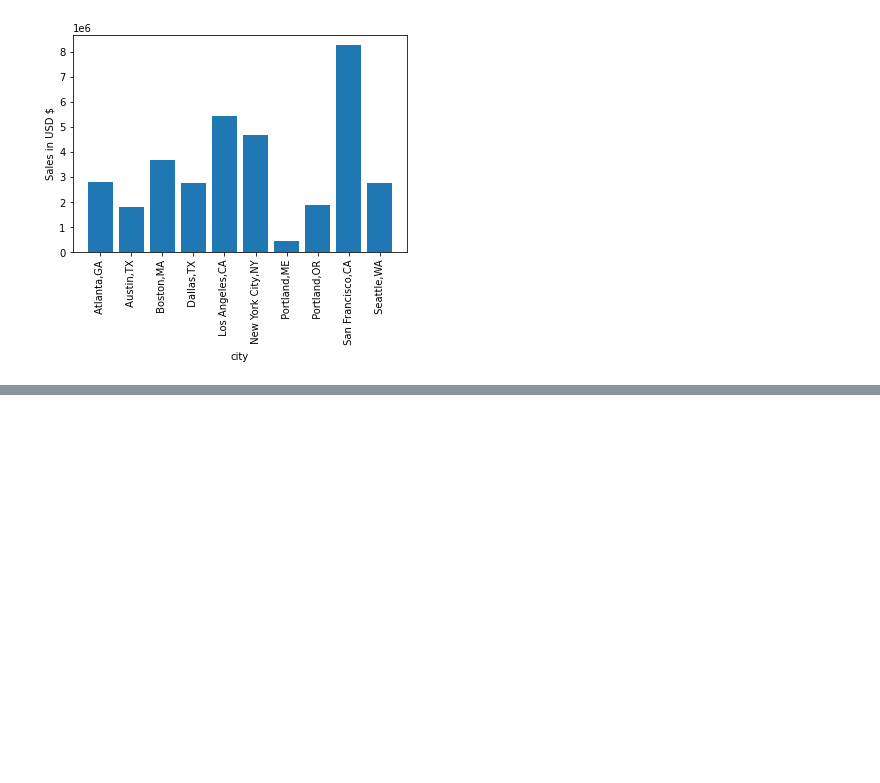
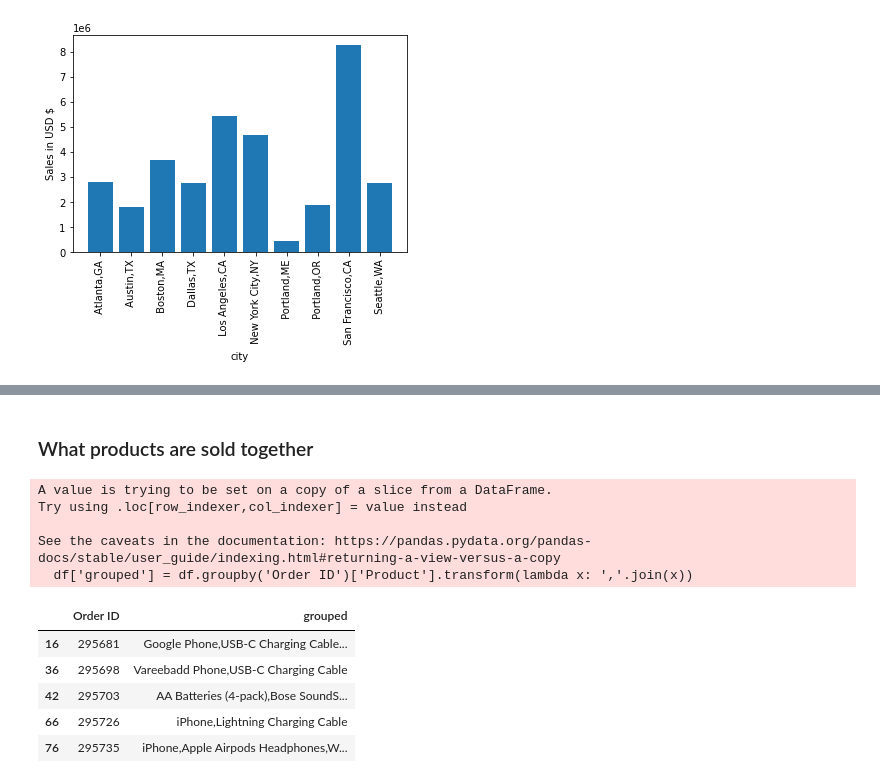
Before and after one commit to palderohit2/Sales-Data-Analysis, a Jupyter notebook: Sales Data Analysis.ipynb, the cells around one changed output, grey strips where cells are left out. Drawn from its saved outputs; the diff is of its cells as text; code cells hidden in the pictures; blank space fills up the shorter version.

```diff
--- a/Sales Data Analysis.ipynb
+++ b/Sales Data Analysis.ipynb
@@ -178,0 +204,19 @@ SyntaxError: invalid syntax (<ipython-input-251-838795ab4a7d>, line 1)
+# %% [markdown]
+### What products are sold together
+# %%
+df = all_data[all_data['Order ID'].duplicated(keep=False)]
+df['grouped'] = df.groupby('Order ID')['Product'].transform(lambda x: ','.join(x))
+df = df[['Order ID', 'grouped']].drop_duplicates()
+df.head()
+# %% [output]
+A value is trying to be set on a copy of a slice from a DataFrame.
+Try using .loc[row_indexer,col_indexer] = value instead
+
+See the caveats in the documentation: https://pandas.pydata.org/pandas-docs/stable/user_guide/indexing.html#returning-a-view-versus-a-copy
+  df['grouped'] = df.groupby('Order ID')['Product'].transform(lambda x: ','.join(x))
+|  | Order ID | grouped |
+| 16 | 295681 | Google Phone,USB-C Charging Cable... |
+| 36 | 295698 | Vareebadd Phone,USB-C Charging Cable |
+| 42 | 295703 | AA Batteries (4-pack),Bose SoundS... |
+| 66 | 295726 | iPhone,Lightning Charging Cable |
+| 76 | 295735 | iPhone,Apple Airpods Headphones,W... |
```
Also changed, not shown: parts of 8 cells of this notebook.
